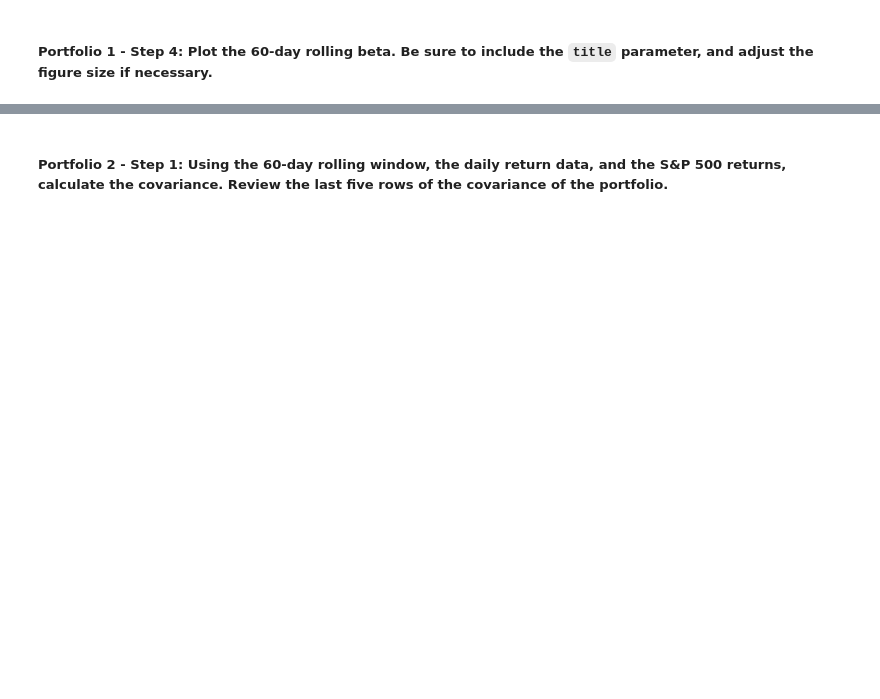
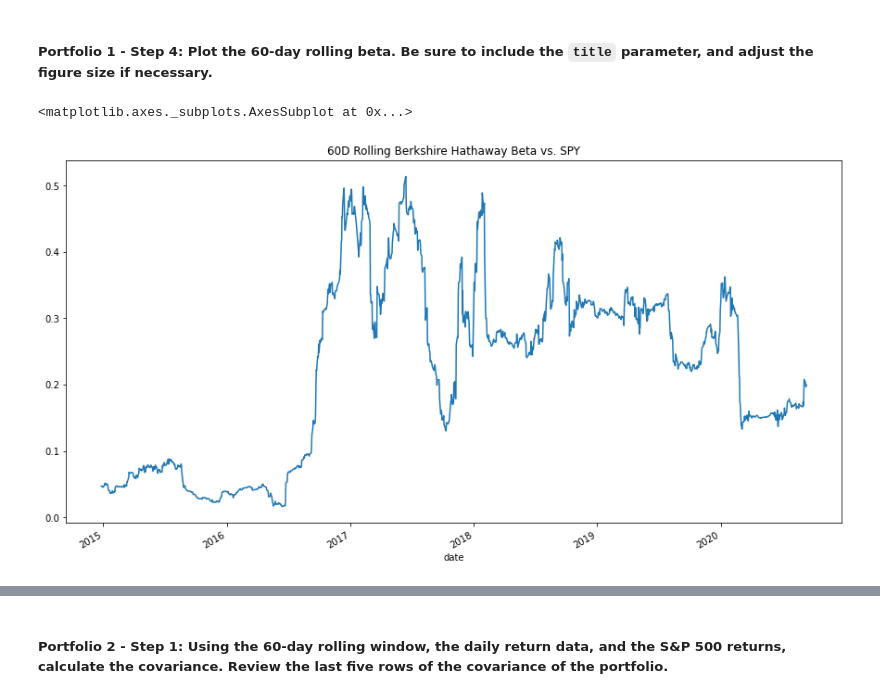
Before and after one commit to ZrowGz/uw-challenge-4, a Jupyter notebook: risk_return_analysis.ipynb, the cells around one changed output, grey strips where cells are left out. Cells and saved outputs as stored; diff of their text form; code cells hidden in the pictures; blank space fills up the shorter version.

```diff
--- a/risk_return_analysis.ipynb
+++ b/risk_return_analysis.ipynb
@@ -378,4 +385,5 @@ Your analysis is nearing completion. Now, you need to evaluate how the portfolio
 #### Use the Pandas `var` function to calculate the variance of the S&P 500 by using a 60-day rolling window. Visualize the last five rows of the variance of the S&P 500.
 # %%
 # Calculate the variance of the S&P 500 using a rolling 60-day window.
-# YOUR CODE HERE
+var_spy_60d = daily_returns["S&P 500"].rolling(window=60).var().dropna()
+var_spy_60d.tail()
@@ -393,5 +409,8 @@ Your analysis is nearing completion. Now, you need to evaluate how the portfolio
 ##### Portfolio 1 - Step 1: Using the 60-day rolling window, the daily return data, and the S&P 500 returns, calculate the covariance. Review the last five rows of the covariance of the portfolio.
 # %%
 # Calculate the covariance using a 60-day rolling window
+# Using Berksire
+cov_berk_60d = daily_returns["BERKSHIRE HATHAWAY INC"].rolling(window=60).cov(daily_returns["S&P 500"]).dropna()
+
 # Review the last five rows of the covariance data
-# YOUR CODE HERE
+cov_berk_60d.tail()
@@ -399,5 +426,7 @@ Your analysis is nearing completion. Now, you need to evaluate how the portfolio
 ##### Portfolio 1 - Step 2: Calculate the beta of the portfolio. To do that, divide the covariance of the portfolio by the variance of the S&P 500.
 # %%
 # Calculate the beta based on the 60-day rolling covariance compared to the market (S&P 500)
+beta_berk_60d = cov_berk_60d / var_spy_60d
+
 # Review the last five rows of the beta information
-# YOUR CODE HERE
+beta_berk_60d.tail()
@@ -411,4 +463,7 @@ Your analysis is nearing completion. Now, you need to evaluate how the portfolio
 # %%
 # Plot the rolling beta
 # Include a title parameter and adjust the figure size
-# YOUR CODE HERE
+beta_berk_60d.plot(figsize=(15,8), title="60D Rolling Berkshire Hathaway Beta vs. SPY")
+# %% [output]
+<matplotlib.axes._subplots.AxesSubplot at 0x...>
+[figure, added]
```
Also changed, not shown: parts of 14 cells of this notebook.
